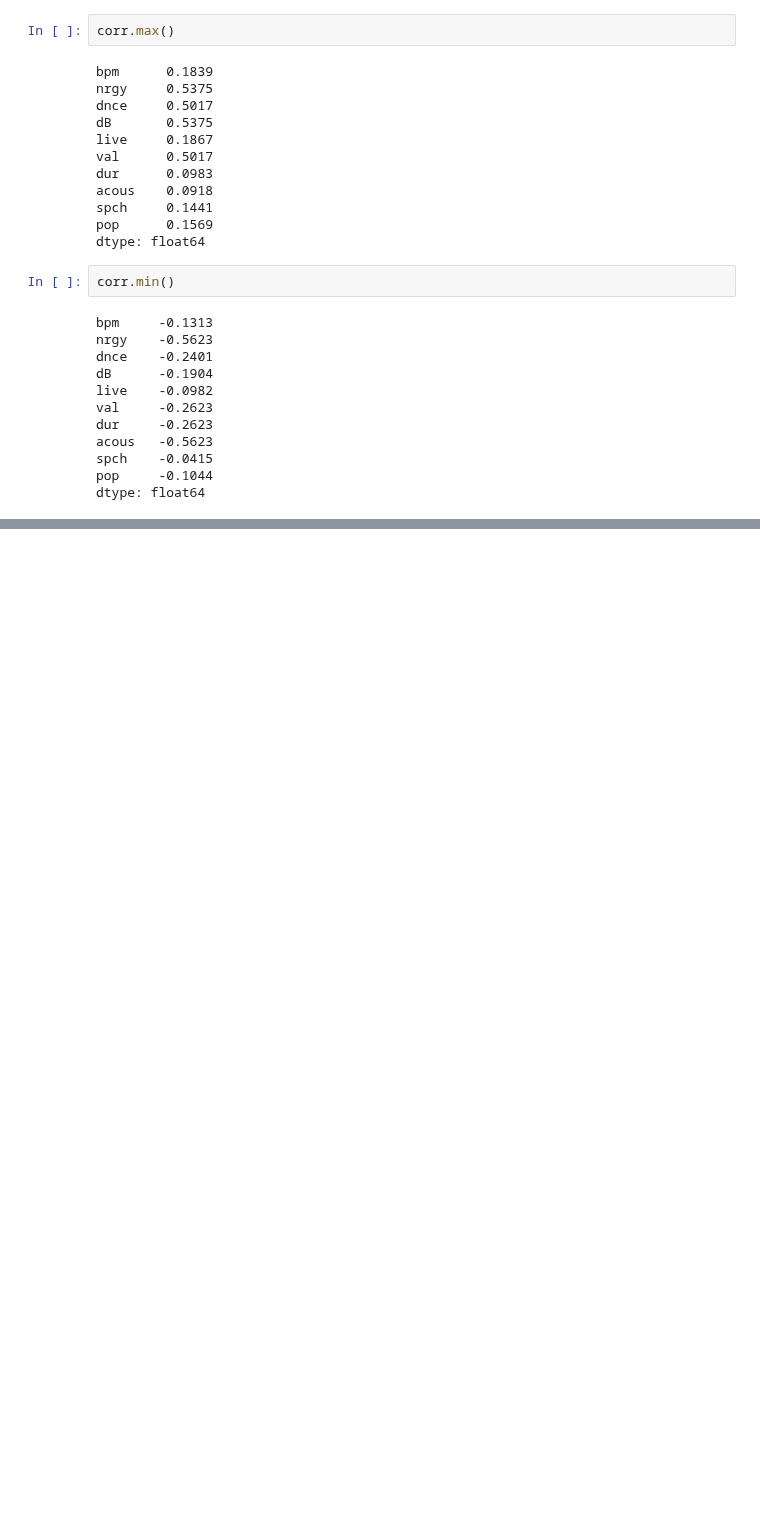
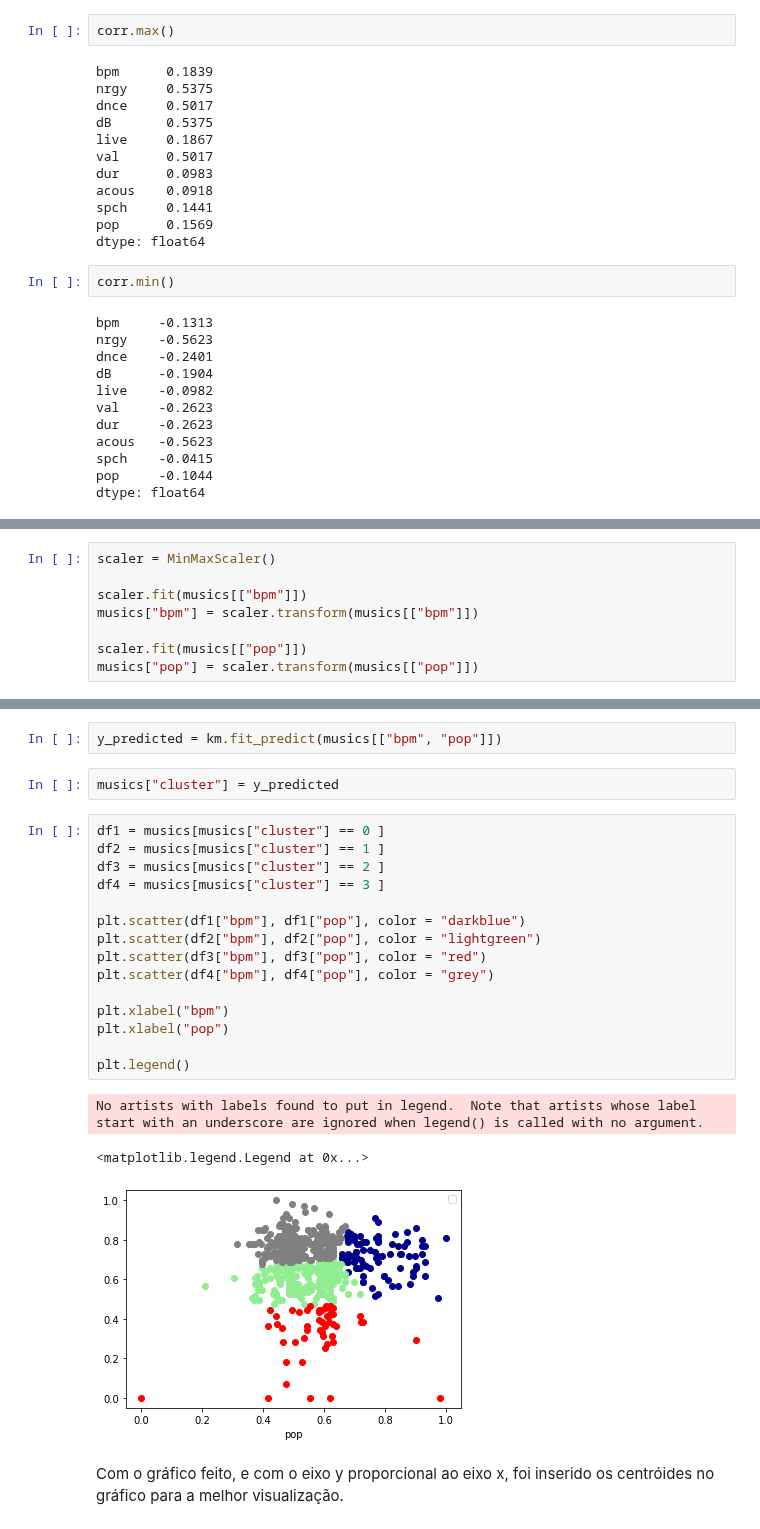
Before and after one commit to viniciusolzon/Music_Analysis, a Jupyter notebook: notebooks/dados_top10spotify.ipynb, the cells around one changed output, grey strips where cells are left out. Drawn from its saved outputs; the diff is of its cells as text; blank space fills up the shorter version.

```diff
--- a/notebooks/dados_top10spotify.ipynb
+++ b/notebooks/dados_top10spotify.ipynb
@@ -208,0 +293,8 @@ dtype: float64
+# %%
+scaler = MinMaxScaler()
+
+scaler.fit(musics[["bpm"]])
+musics["bpm"] = scaler.transform(musics[["bpm"]])
+
+scaler.fit(musics[["pop"]])
+musics["pop"] = scaler.transform(musics[["pop"]])
@@ -208,0 +303,25 @@ dtype: float64
+# %%
+y_predicted = km.fit_predict(musics[["bpm", "pop"]])
+# %%
+musics["cluster"] = y_predicted
+# %%
+df1 = musics[musics["cluster"] == 0 ]
+df2 = musics[musics["cluster"] == 1 ]
+df3 = musics[musics["cluster"] == 2 ]
+df4 = musics[musics["cluster"] == 3 ]
+
+plt.scatter(df1["bpm"], df1["pop"], color = "darkblue")
+plt.scatter(df2["bpm"], df2["pop"], color = "lightgreen")
+plt.scatter(df3["bpm"], df3["pop"], color = "red")
+plt.scatter(df4["bpm"], df4["pop"], color = "grey")
+
+plt.xlabel("bpm")
+plt.xlabel("pop")
+
+plt.legend()
+# %% [output]
+No artists with labels found to put in legend.  Note that artists whose label start with an underscore are ignored when legend() is called with no argument.
+<matplotlib.legend.Legend at 0x...>
+[figure, added]
+# %% [markdown]
+Com o gráfico feito, e com o eixo y proporcional ao eixo x, foi inserido os centróides no gráfico para a melhor visualização.
```
Also changed, not shown: parts of 30 cells of this notebook.
